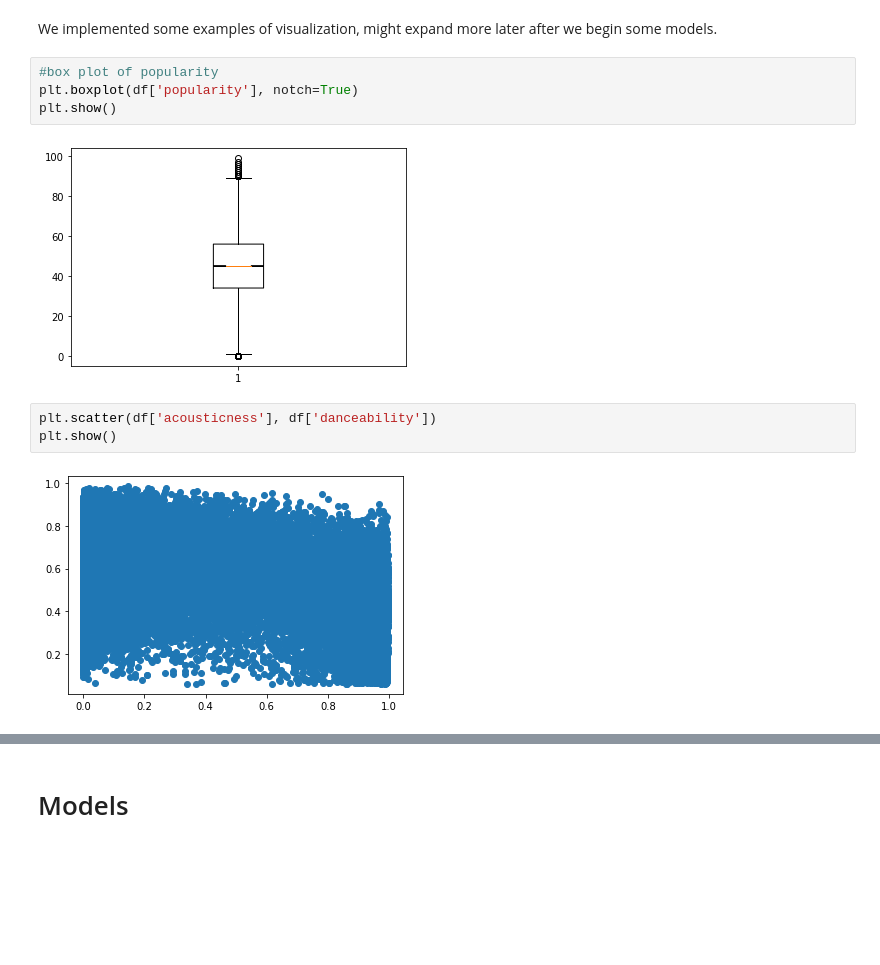
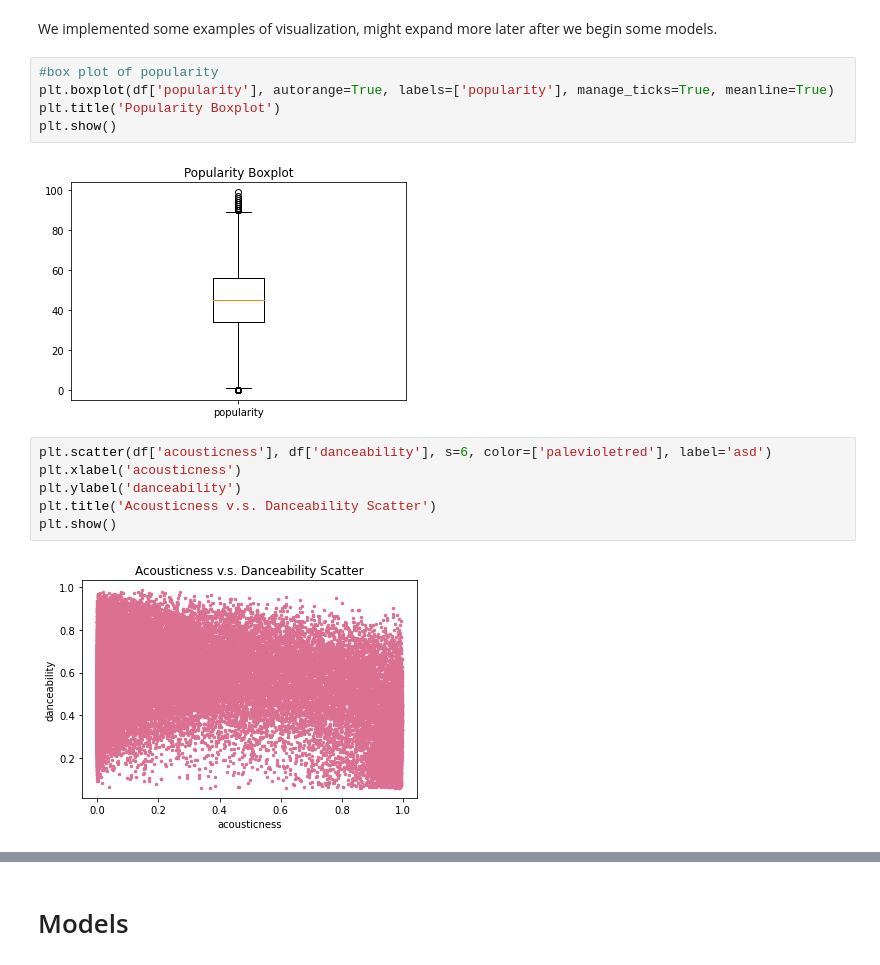
Before and after one commit to COGS118A/Group021-Wi23, a Jupyter notebook: FinalProjectGroup021-Wi23.ipynb, the cells around one changed output, grey strips where cells are left out. Saved outputs shown, nothing was run; the diff lists cells and outputs as text; blank space fills up the shorter version.

Commit message:
update graphs, ethics, logistic regression

```diff
--- a/FinalProjectGroup021-Wi23.ipynb
+++ b/FinalProjectGroup021-Wi23.ipynb
@@ -155,12 +154,16 @@ We can also compare these scores to try to see if there is any overlap between p
 We implemented some examples of visualization, might expand more later after we begin some models.
 # %%
 #box plot of popularity
-plt.boxplot(df['popularity'], notch=True)
+plt.boxplot(df['popularity'], autorange=True, labels=['popularity'], manage_ticks=True, meanline=True)
+plt.title('Popularity Boxplot')
 plt.show()
 # %% [output]
-[figure, old version]
+[figure, new version]
 # %%
-plt.scatter(df['acousticness'], df['danceability'])
+plt.scatter(df['acousticness'], df['danceability'], s=6, color=['palevioletred'], label='asd')
+plt.xlabel('acousticness')
+plt.ylabel('danceability')
+plt.title('Acousticness v.s. Danceability Scatter')
 plt.show()
 # %% [output]
-[figure, old version]
+[figure, new version]
```
Also changed, not shown: parts of 19 cells of this notebook.
